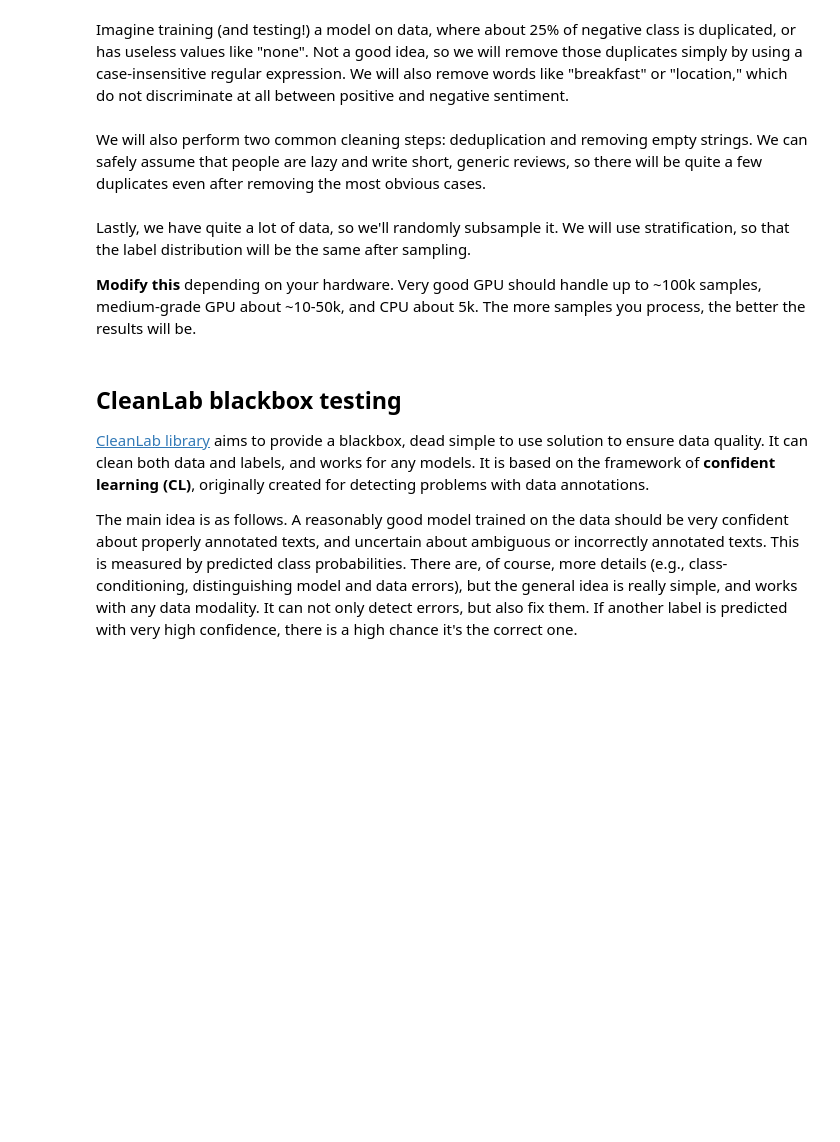
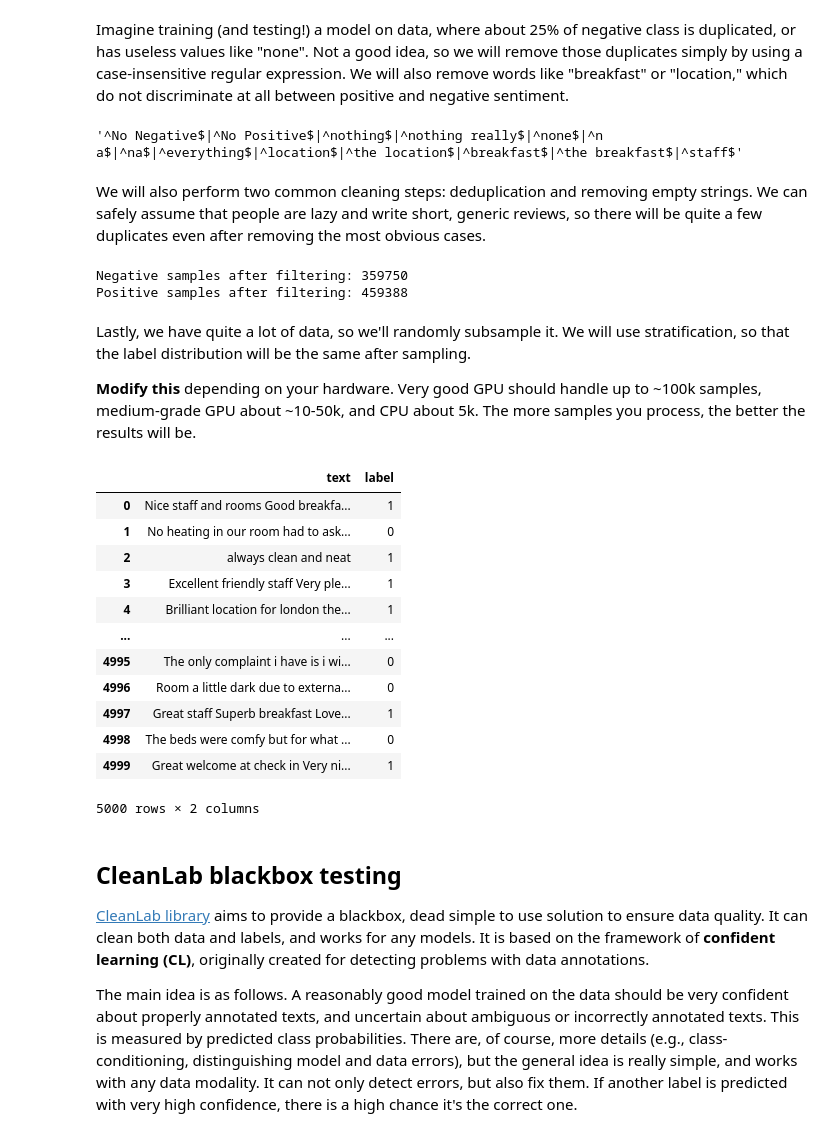
Before and after one commit to mlops-agh/lab06-data-model-testing, a Jupyter notebook: LAB_INSTRUCTION.ipynb, the cells around one changed output. Saved outputs shown, nothing was run; the diff lists cells and outputs as text; code cells hidden in the pictures; blank space fills up the shorter version.

```diff
--- a/LAB_INSTRUCTION.ipynb
+++ b/LAB_INSTRUCTION.ipynb
@@ -69,17 +144,34 @@ Check the percentage of 20 most common text duplicates. This can be achieved wit
 Imagine training (and testing!) a model on data, where about 25% of negative class is duplicated, or has useless values like "none". Not a good idea, so we will remove those duplicates simply by using a case-insensitive regular expression. We will also remove words like "breakfast" or "location," which do not discriminate at all between positive and negative sentiment.
 # %%
 to_remove = [
-    "No Negative", "No Positive", "nothing", "nothing really", "none", "n a", "na",
-    "everything", "location", "the location", "breakfast", "the breakfast", "staff",
+    "No Negative",
+    "No Positive",
+    "nothing",
+    "nothing really",
+    "none",
+    "n a",
+    "na",
+    "everything",
+    "location",
+    "the location",
+    "breakfast",
+    "the breakfast",
+    "staff",
 ]
 to_remove = [f"^{word}$" for word in to_remove]
 to_remove = "|".join(to_remove)
 to_remove
+# %% [output]
+'^No Negative$|^No Positive$|^nothing$|^nothing really$|^none$|^n a$|^na$|^everything$|^location$|^the location$|^breakfast$|^the breakfast$|^staff$'
 # %% [markdown]
 We will also perform two common cleaning steps: deduplication and removing empty strings. We can safely assume that people are lazy and write short, generic reviews, so there will be quite a few duplicates even after removing the most obvious cases.
 # %%
-df_neg_filtered = df_neg[~df_neg.str.contains(to_remove, case=False, na=True, regex=True)]
-df_pos_filtered = df_pos[~df_pos.str.contains(to_remove, case=False, na=True, regex=True)]
+df_neg_filtered = df_neg[
+    ~df_neg.str.contains(to_remove, case=False, na=True, regex=True)
+]
+df_pos_filtered = df_pos[
+    ~df_pos.str.contains(to_remove, case=False, na=True, regex=True)
+]
 
 # empty strings removal
 df_neg_filtered = df_neg_filtered[df_neg_filtered.str.len() > 0]
@@ -99,6 +191,9 @@ print("Positive samples after filtering:", len(df_pos_filtered))
 
 df_all = pd.concat([df_neg_filtered, df_pos_filtered], ignore_index=True)
 df_all = df_all.drop_duplicates(ignore_index=True)
+# %% [output]
+Negative samples after filtering: 359750
+Positive samples after filtering: 459388
 # %% [markdown]
 Lastly, we have quite a lot of data, so we'll randomly subsample it. We will use stratification, so that the label distribution will be the same after sampling.
 
@@ -106,10 +201,26 @@ Lastly, we have quite a lot of data, so we'll randomly subsample it. We will use
 # %%
 from sklearn.utils import resample
 
 
-df = resample(df_all, replace=False, n_samples=5000, random_state=0, stratify=df_all["label"])
+df = resample(
+    df_all, replace=False, n_samples=5000, random_state=0, stratify=df_all["label"]
+)
 df = df.reset_index(drop=True)
 df
+# %% [output]
+|  | text | label |
+| 0 | Nice staff and rooms Good breakfa... | 1 |
+| 1 | No heating in our room had to ask... | 0 |
+| 2 | always clean and neat | 1 |
+| 3 | Excellent friendly staff Very ple... | 1 |
+| 4 | Brilliant location for london the... | 1 |
+| ... | ... | ... |
+| 4995 | The only complaint i have is i wi... | 0 |
+| 4996 | Room a little dark due to externa... | 0 |
+| 4997 | Great staff Superb breakfast Love... | 1 |
+| 4998 | The beds were comfy but for what ... | 0 |
+| 4999 | Great welcome at check in Very ni... | 1 |
+5000 rows × 2 columns
 # %% [markdown]
 ## CleanLab blackbox testing
 
```
Also changed, not shown: parts of 23 cells of this notebook.
